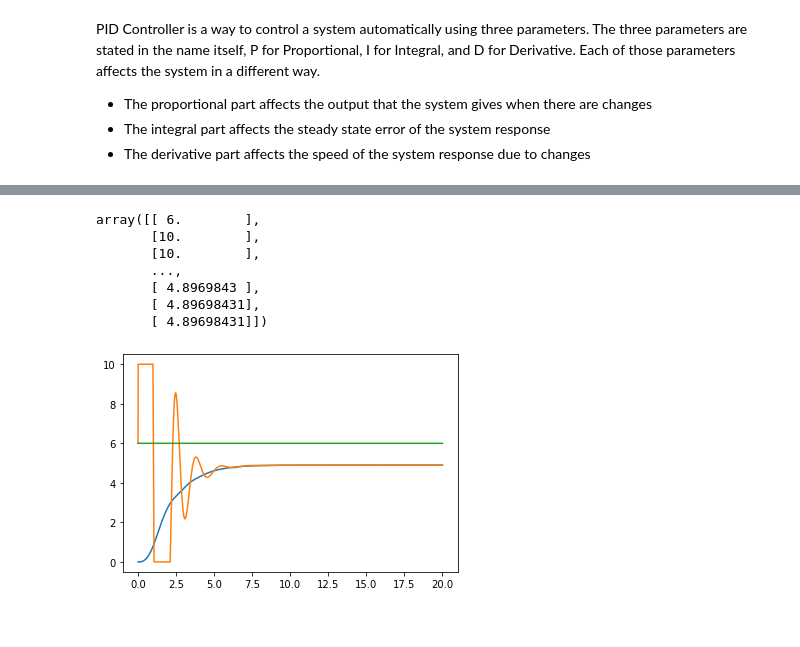
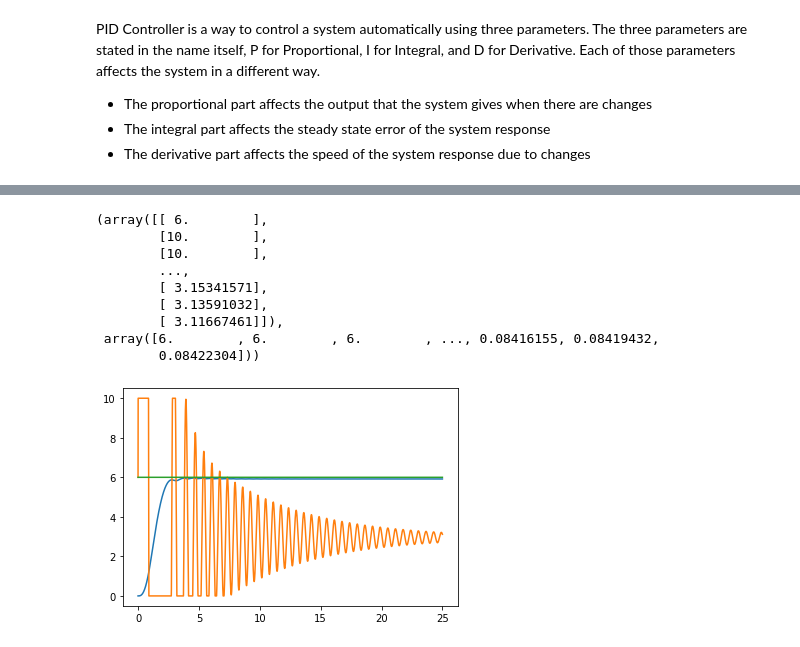
Before and after one commit to Vermillord/KP_Codes, a Jupyter notebook: KP_Notes.ipynb, the cells around one changed output, grey strips where cells are left out. Saved outputs shown, nothing was run; the diff lists cells and outputs as text; code cells hidden in the pictures.

```diff
--- a/KP_Notes.ipynb
+++ b/KP_Notes.ipynb
@@ -1124,6 +1130,6 @@ def cost5(c_func, beta):
         return np.inf
     return np.mean(err**2)
 # %%
-pva5, gpa5 = APSO(ev_func_5, cost5, 5, 50, 2, 2000)
+pva5, gpa5 = APSO(ev_func_5, cost5, 5, 50, 2, 1000)
 print(cost(ev_func_5, gpa5))
 # %% [output]
@@ -1360,10 +1365,7 @@ $$
 $$
 # %%
 # Create the transfer function
-sys = co.tf([1],[1, 3, 2, 1])
-
-# Define the time interval 0.01 s time step
-t = np.arange(int(30/0.01))*0.01
+sys = co.tf([2],[1, 3, 2, 1])
 # %%
 # Change from s-domain to state space
 sys_ss = co.tf2ss(sys)
@@ -1424,7 +1426,7 @@ def PID_Control(f, ti, tf, u, kp, ki, kd):
     x[0] = np.ravel(x0)
     y[0] = np.ravel(np.dot(C, x[0])) + np.ravel(np.dot(D, u[0]))
 
-    err[0] = (y[0] - u[0])**2
+    err[0] = abs(u[0] - y[0])
 
     # PID Loop
     for i in range(1, t.shape[0]):
@@ -1434,7 +1436,7 @@ def PID_Control(f, ti, tf, u, kp, ki, kd):
         y[i] = np.ravel(np.dot(C, x[i])) + np.ravel(np.dot(D, PID[i]))
 
         # Count the mean square error
-        err[i] = (y[i] - u[i])**2
+        err[i] = abs(u[i] - y[i])
 
         # PID value set
         P_[i] = kp*err[i]
@@ -1445,28 +1447,28 @@ def PID_Control(f, ti, tf, u, kp, ki, kd):
         # Range for control output
         if(PID[i] >= 10):
             PID[i] = 10.0
-            I_[i] = I_[i-1]
         if(PID[i] < 0):
             PID[i] = 0.0
-            I_[i] = I_[i-1]
 
     plt.plot(t, y)
     plt.plot(t, PID)
     plt.plot(t, u)
 
-    return PID
+    return PID, err
 # %%
-kp = 4.0
-ki = 2.5
-kd = 5.0
+kp = 35.0
+ki = 30.0
+kd = 50.0
 
-PID_Control(100, 0, 20, 6, kp, ki, kd)
+PID_Control(100, 0, 25, 6, kp, ki, kd)
 # %% [output]
-array([[ 6.        ],
-       [10.        ],
-       [10.        ],
-       ...,
-       [ 4.8969843 ],
-       [ 4.89698431],
-       [ 4.89698431]])
+(array([[ 6.        ],
+        [10.        ],
+        [10.        ],
+        ...,
+        [ 3.15341571],
+        [ 3.13591032],
+        [ 3.11667461]]),
+ array([6.        , 6.        , 6.        , ..., 0.08416155, 0.08419432,
+        0.08422304]))
-[figure, old version]
+[figure, new version]
```
Also changed, not shown: parts of 14 cells of this notebook.
